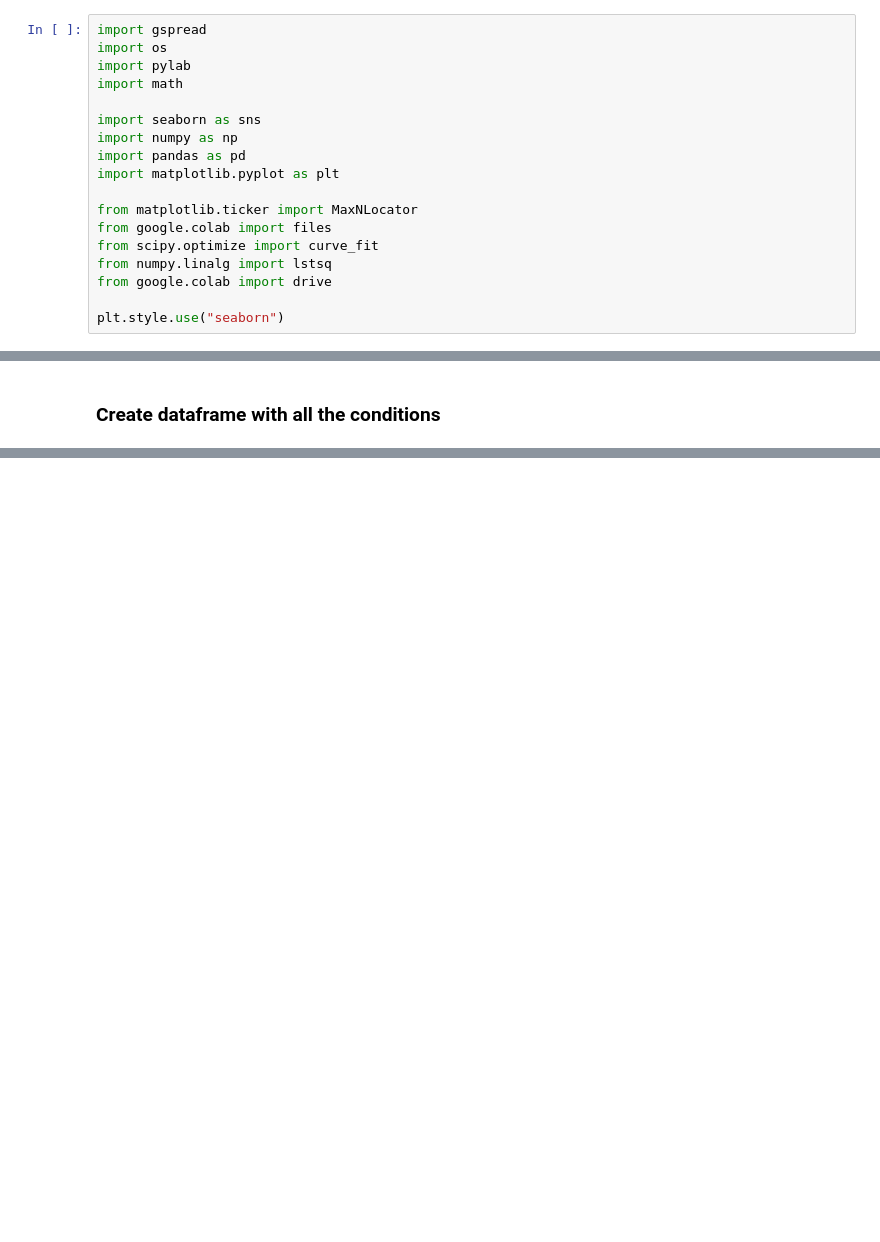
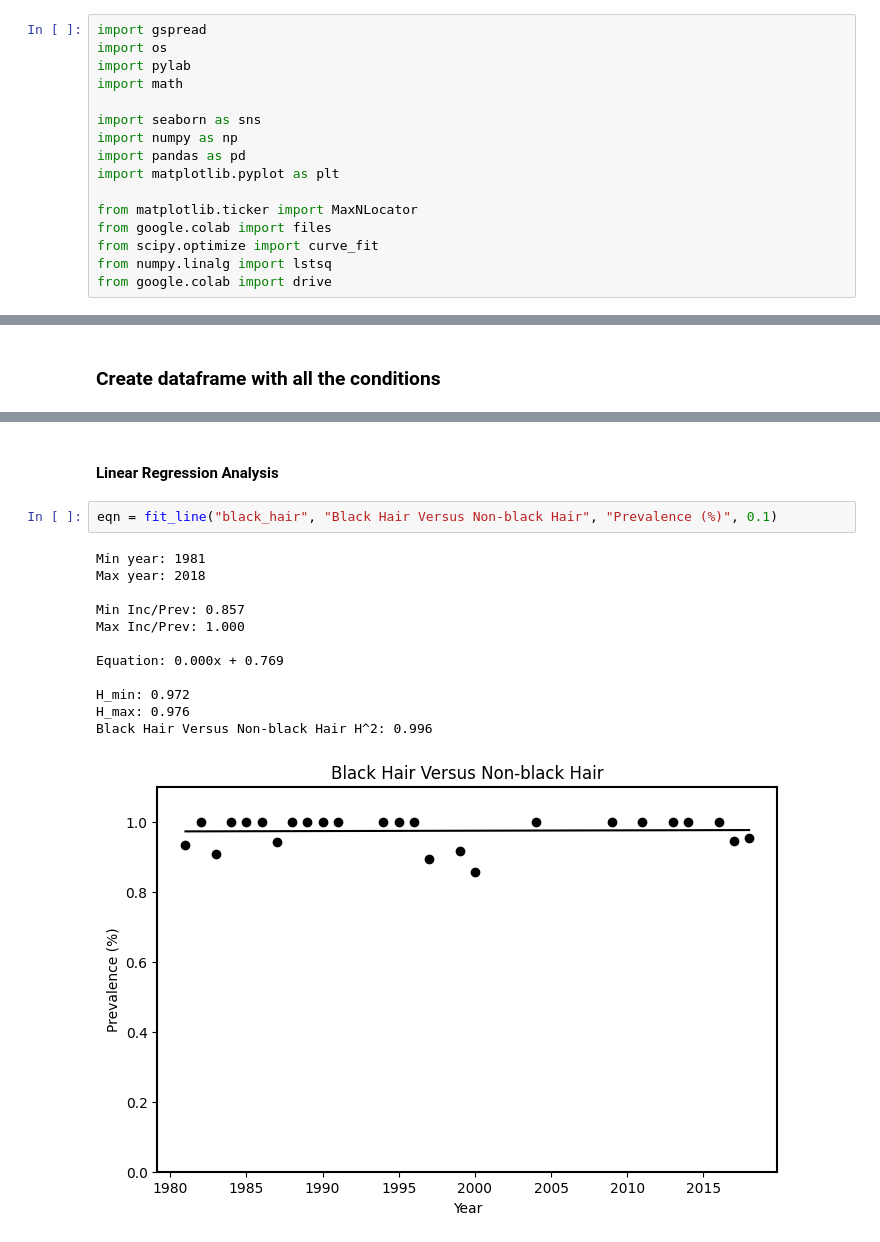
Before and after one commit to relhajj/SHEST-heritability, a Jupyter notebook: SHEST_calculator.ipynb, the cells around one changed output, grey strips where cells are left out. Cells and saved outputs as stored; diff of their text form; blank space fills up the shorter version.

```diff
--- a/SHEST_calculator.ipynb
+++ b/SHEST_calculator.ipynb
@@ -18,8 +18,6 @@ from google.colab import files
 from scipy.optimize import curve_fit
 from numpy.linalg import lstsq
 from google.colab import drive
-
-plt.style.use("seaborn")
 # %% [markdown]
 ### Access Data
 
@@ -364,0 +521,17 @@ minmax_time("testicular_cancer_2.0", "Testicular Cancer", "Incidence / 100000",
+# %% [markdown]
+#### Linear Regression Analysis
+# %%
+eqn = fit_line("black_hair", "Black Hair Versus Non-black Hair", "Prevalence (%)", 0.1)
+# %% [output]
+Min year: 1981
+Max year: 2018
+
+Min Inc/Prev: 0.857
+Max Inc/Prev: 1.000
+
+Equation: 0.000x + 0.769
+
+H_min: 0.972
+H_max: 0.976
+Black Hair Versus Non-black Hair H^2: 0.996
+[figure, added]
```
Also changed, not shown: parts of 39 cells of this notebook.
